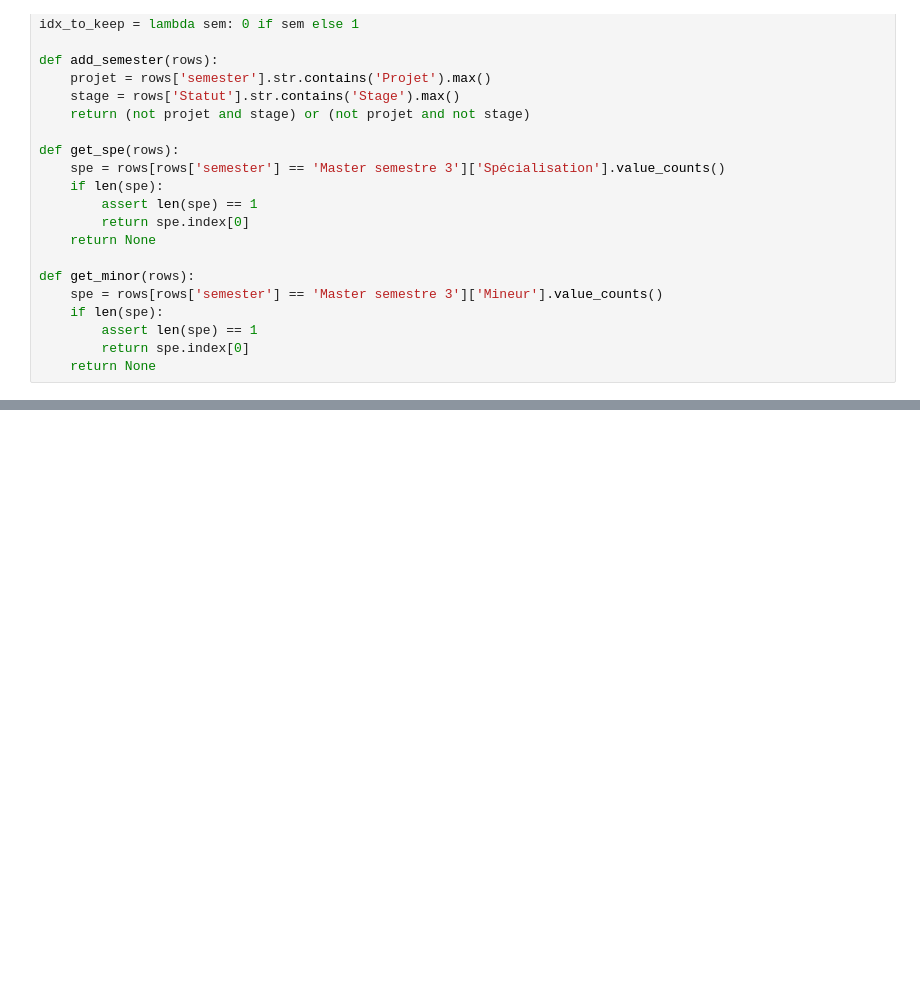
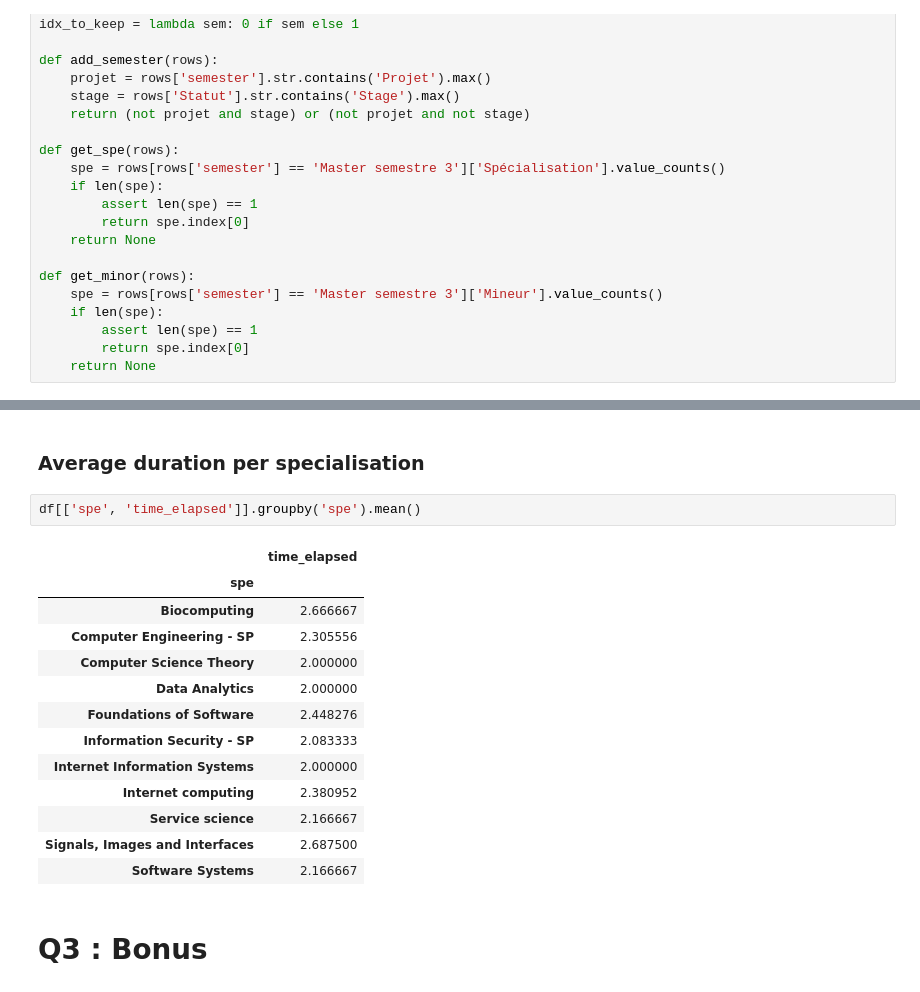
Before and after one commit to onanypoint/ADA-Homework, a Jupyter notebook: 02 - Data from the Web/Data from the web.ipynb, the cells around one changed output, grey strips where cells are left out. Drawn from its saved outputs; the diff is of its cells as text; blank space fills up the shorter version.

```diff
--- a/02 - Data from the Web/Data from the web.ipynb
+++ b/02 - Data from the Web/Data from the web.ipynb
@@ -330,0 +457,20 @@ df.head()
+# %% [markdown]
+### Average duration per specialisation
+# %%
+df[['spe', 'time_elapsed']].groupby('spe').mean()
+# %% [output]
+|  | time_elapsed |
+| spe |  |
+| Biocomputing | 2.666667 |
+| Computer Engineering - SP | 2.305556 |
+| Computer Science Theory | 2.000000 |
+| Data Analytics | 2.000000 |
+| Foundations of Software | 2.448276 |
+| Information Security - SP | 2.083333 |
+| Internet Information Systems | 2.000000 |
+| Internet computing | 2.380952 |
+| Service science | 2.166667 |
+| Signals, Images and Interfaces | 2.687500 |
+| Software Systems | 2.166667 |
+# %% [markdown]
+# Q3 : Bonus
```
Also changed, not shown: parts of 23 cells of this notebook.
